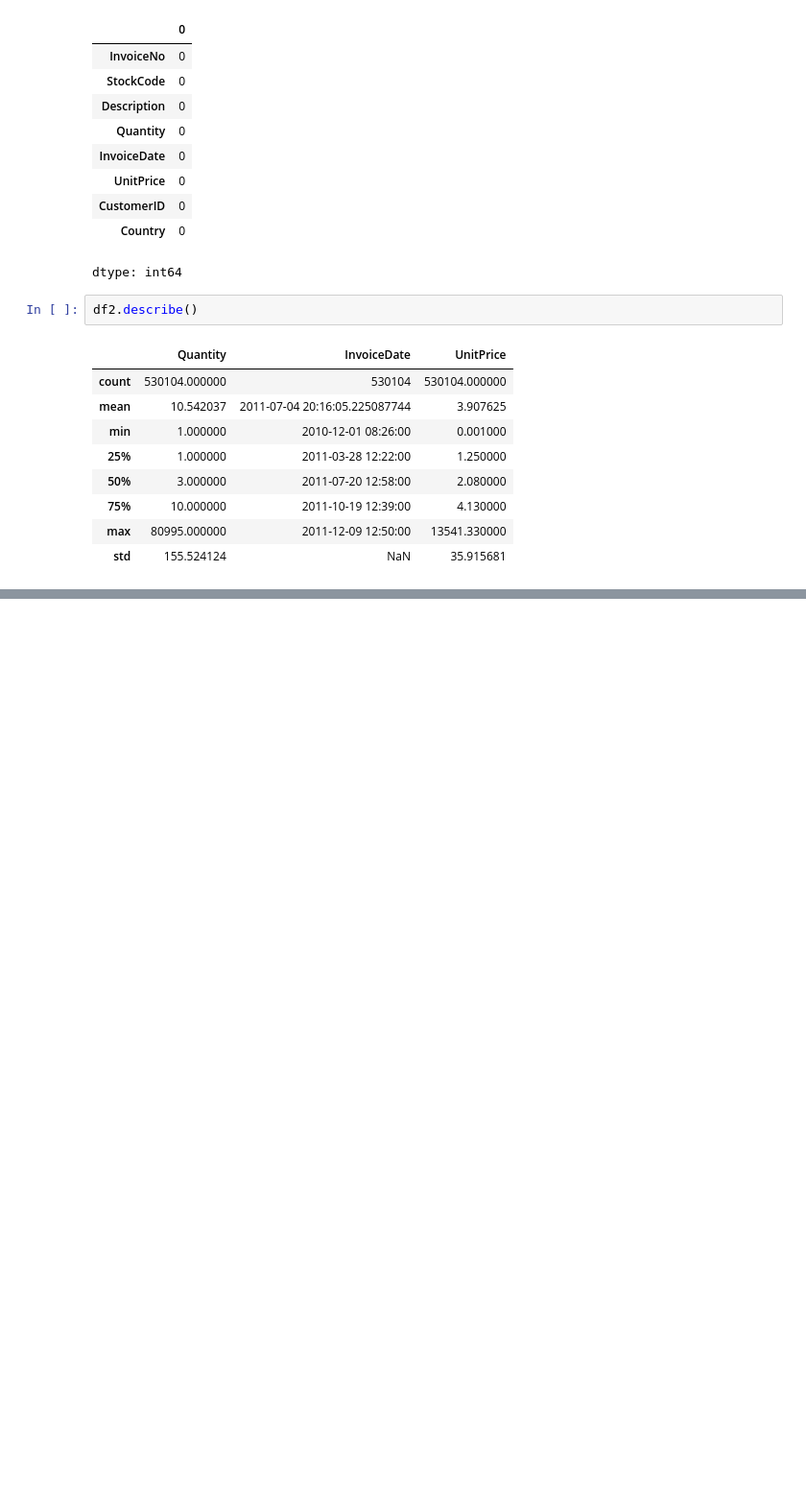
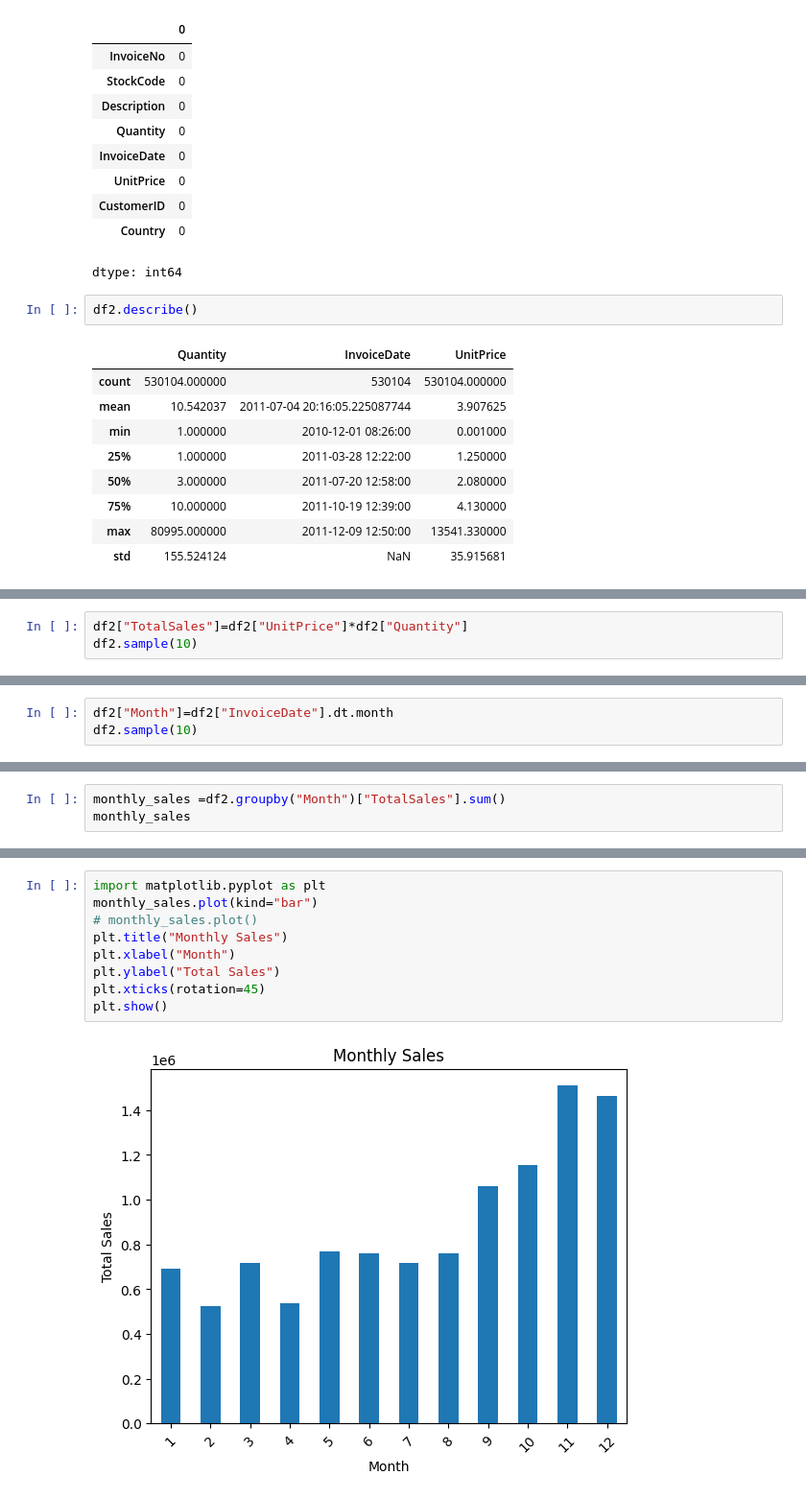
Before and after one commit to AnaghMiglani/Online-Retail-EDA, a Jupyter notebook: Online_Retail_EDA.ipynb, the cells around one changed output, grey strips where cells are left out. Shown at 96% size. Cells and saved outputs as stored; diff of their text form; blank space fills up the shorter version.

Commit message:
Sales Analysis

```diff
--- a/Online_Retail_EDA.ipynb
+++ b/Online_Retail_EDA.ipynb
@@ -259,0 +264,3 @@ df2.describe()
+# %%
+df2["TotalSales"]=df2["UnitPrice"]*df2["Quantity"]
+df2.sample(10)
@@ -259,0 +279,3 @@ df2.describe()
+# %%
+df2["Month"]=df2["InvoiceDate"].dt.month
+df2.sample(10)
@@ -259,0 +294,3 @@ df2.describe()
+# %%
+monthly_sales =df2.groupby("Month")["TotalSales"].sum()
+monthly_sales
@@ -259,0 +313,11 @@ df2.describe()
+# %%
+import matplotlib.pyplot as plt
+monthly_sales.plot(kind="bar")
+# monthly_sales.plot()
+plt.title("Monthly Sales")
+plt.xlabel("Month")
+plt.ylabel("Total Sales")
+plt.xticks(rotation=45)
+plt.show()
+# %% [output]
+[figure, added]
```
Also changed, not shown: parts of 13 cells of this notebook.
